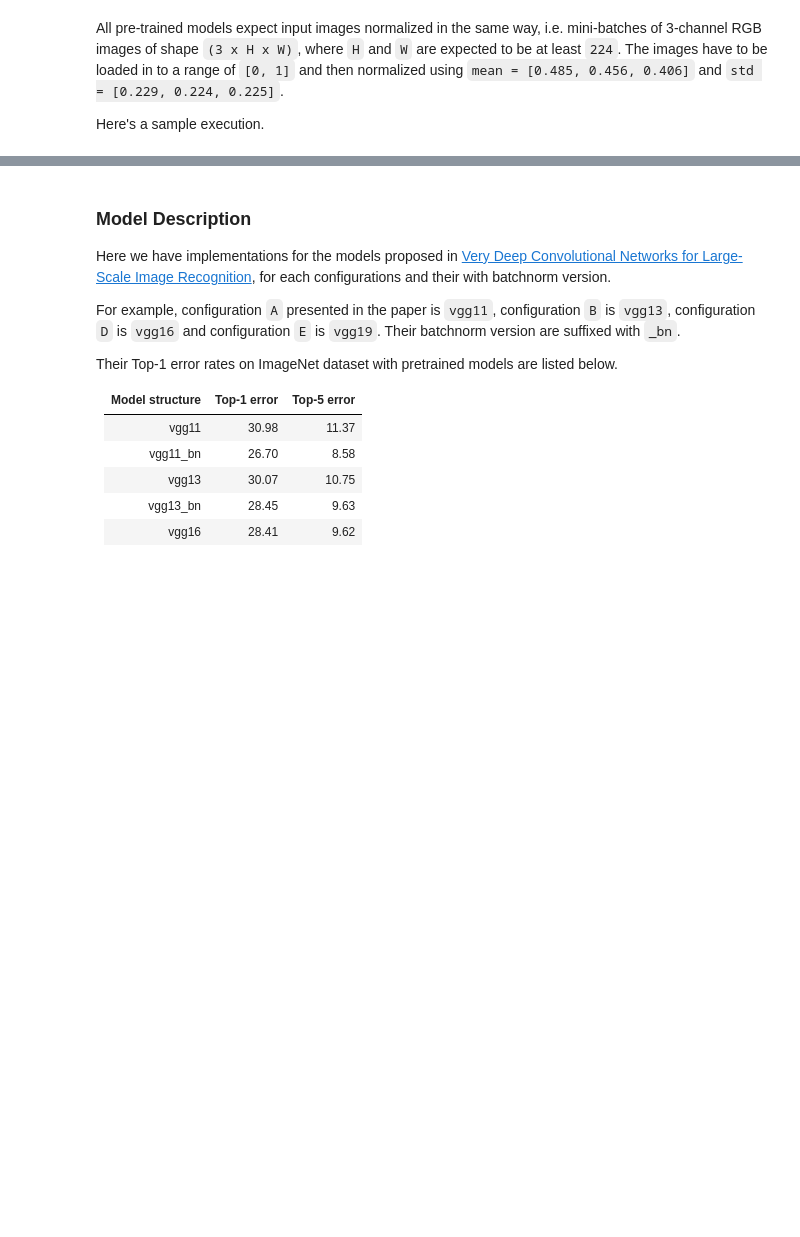
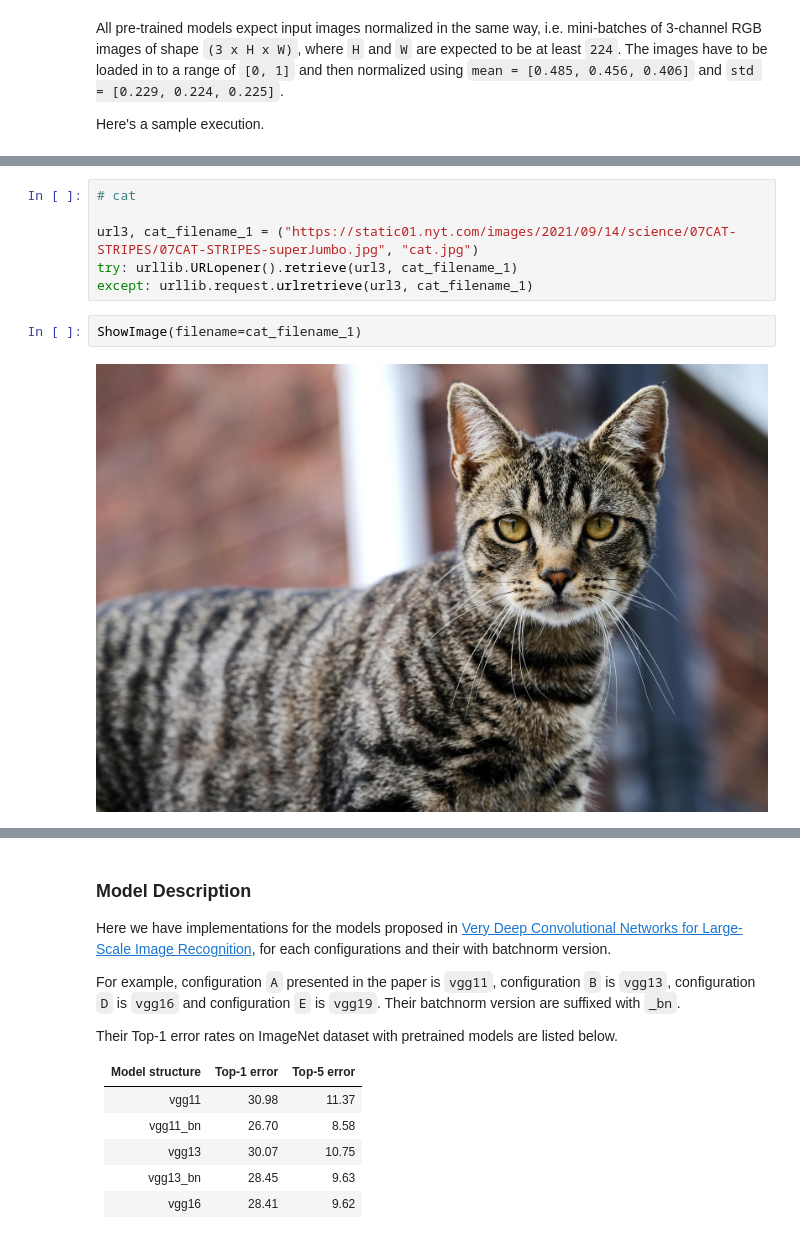
Before and after one commit to kjahan/duplicate_detection, a Jupyter notebook: notebooks/images/pytorch_vision_vgg.ipynb, the cells around one changed output, grey strips where cells are left out. Cells and saved outputs as stored; diff of their text form; blank space fills up the shorter version.

```diff
--- a/notebooks/images/pytorch_vision_vgg.ipynb
+++ b/notebooks/images/pytorch_vision_vgg.ipynb
@@ -521,0 +162,10 @@ cos_sim
+# %%
+# cat
+
+url3, cat_filename_1 = ("https://static01.nyt.com/images/2021/09/14/science/07CAT-STRIPES/07CAT-STRIPES-superJumbo.jpg", "cat.jpg")
+try: urllib.URLopener().retrieve(url3, cat_filename_1)
+except: urllib.request.urlretrieve(url3, cat_filename_1)
+# %%
+ShowImage(filename=cat_filename_1)
+# %% [output]
+[figure, added]
```
Also changed, not shown: parts of 74 cells of this notebook.
